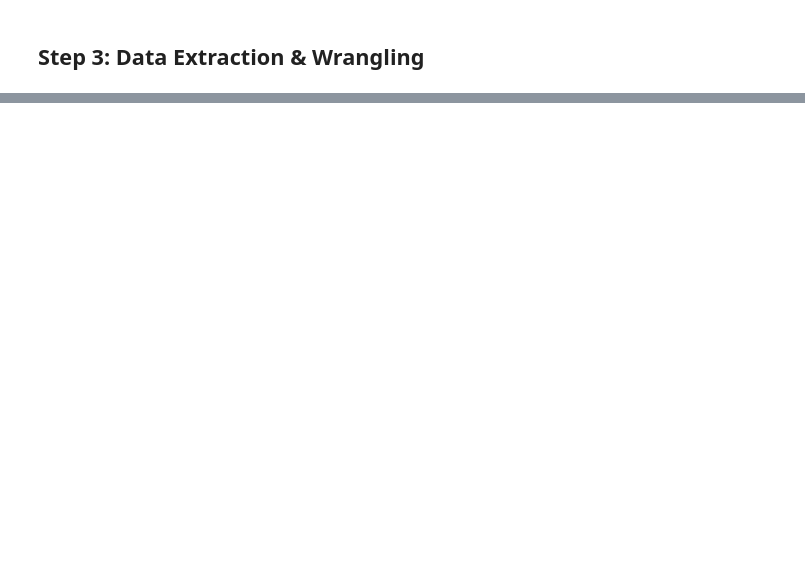
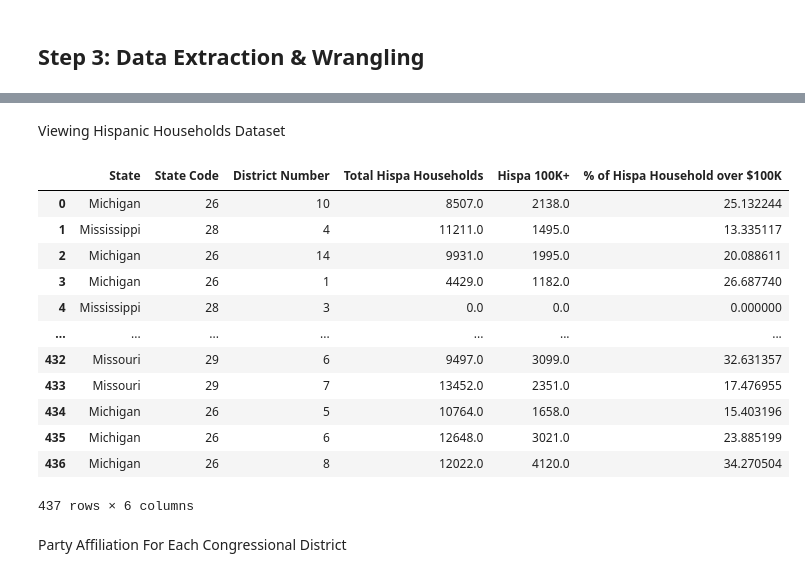
Before and after one commit to phengangchiv/AWS_course, a Jupyter notebook: Congressional_Analysis_Revised.ipynb, the cells around one changed output, grey strips where cells are left out. Cells and saved outputs as stored; diff of their text form; code cells hidden in the pictures; blank space fills up the shorter version.

```diff
--- a/Congressional_Analysis_Revised.ipynb
+++ b/Congressional_Analysis_Revised.ipynb
@@ -391,0 +60,31 @@ Add Here
+# %%
+# Let's begin by having url inputs from census website:
+url_district = "https://api.census.gov/data/2021/acs/acs1?get=NAME,B19001_001E,B19001_014E,B19001_015E,B19001_016E,B19001_017E&for=congressional%20district:*"
+
+# open the url
+response = urlopen(url_district)
+
+# Parse the json data and load the dataset
+data_json = json.loads(response.read())
+data_json.pop(0)
+
+# Convert the json data into a dataframe
+state_df = pd.DataFrame(data_json)
+
+# Convert all columns into numerical value
+cols = [1, 2, 3, 4, 5, 6, 7]
+state_df[cols] = state_df[cols].apply(pd.to_numeric, errors='coerce', axis=1)
+
+# Find the total number of households that have 100K+ incomes
+state_df["All_100K+"] = state_df.iloc[:, [2, 3, 4, 5]].sum(axis=1)
+
+# Extract State name
+state_df[['District', 'State']] = state_df[0].str.split(',', expand=True)
+
+# Rename some columns
+state_df.rename(columns={1: 'Total_Households', 6: 'State Code', 7: 'District Number'}, inplace=True)
+
+# Let's just keep the columns we need
+state_df = state_df[['Total_Households', 'All_100K+', "District Number", 'State Code', 'State']]
+
+state_df.head()
@@ -391,0 +212,20 @@ Add Here
+# %% [markdown]
+Viewing Hispanic Households Dataset
+# %%
+df_hispa
+# %% [output]
+|  | State | State Code | District Number | Total Hispa Households | Hispa 100K+ | % of Hispa Household over $100K |
+| 0 | Michigan | 26 | 10 | 8507.0 | 2138.0 | 25.132244 |
+| 1 | Mississippi | 28 | 4 | 11211.0 | 1495.0 | 13.335117 |
+| 2 | Michigan | 26 | 14 | 9931.0 | 1995.0 | 20.088611 |
+| 3 | Michigan | 26 | 1 | 4429.0 | 1182.0 | 26.687740 |
+| 4 | Mississippi | 28 | 3 | 0.0 | 0.0 | 0.000000 |
+| ... | ... | ... | ... | ... | ... | ... |
+| 432 | Missouri | 29 | 6 | 9497.0 | 3099.0 | 32.631357 |
+| 433 | Missouri | 29 | 7 | 13452.0 | 2351.0 | 17.476955 |
+| 434 | Michigan | 26 | 5 | 10764.0 | 1658.0 | 15.403196 |
+| 435 | Michigan | 26 | 6 | 12648.0 | 3021.0 | 23.885199 |
+| 436 | Michigan | 26 | 8 | 12022.0 | 4120.0 | 34.270504 |
+437 rows × 6 columns
+# %% [markdown]
+Party Affiliation For Each Congressional District
```
Also changed, not shown: parts of 69 cells of this notebook.
